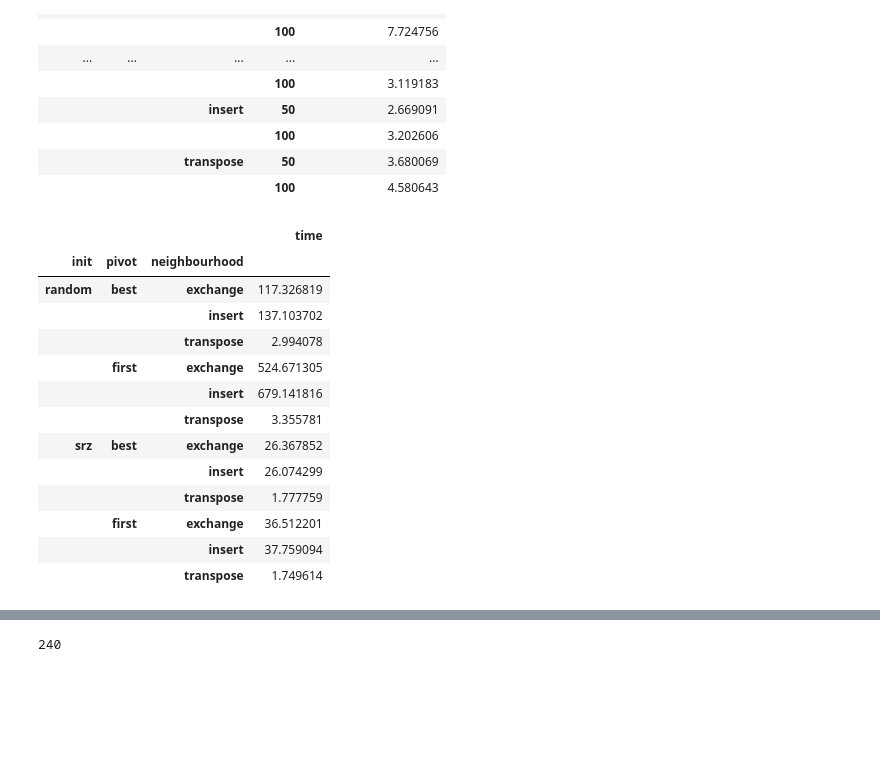
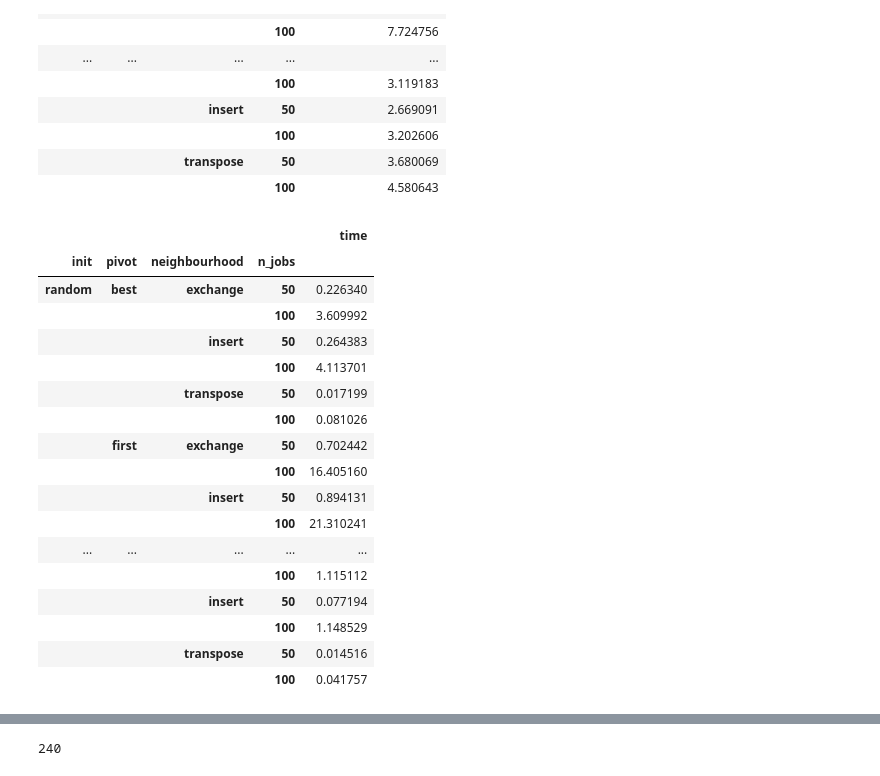
Before and after one commit to t00n/heuristics, a Jupyter notebook: impl1/src/implem 1.ipynb, the cells around one changed output, grey strips where cells are left out. Saved outputs shown, nothing was run; the diff lists cells and outputs as text; code cells hidden in the pictures; blank space fills up the shorter version.

Commit message:
[add] all stats for exercise 1

```diff
--- a/impl1/src/implem 1.ipynb
+++ b/impl1/src/implem 1.ipynb
@@ -140,19 +140,23 @@ exercise1_groupby_algos.mean()[['percentage_deviation']]
 |  |  | transpose | 50 | 3.680069 |
 |  |  |  | 100 | 4.580643 |
 # %%
-exercise1_groupby_algos.sum()[['time']]
+exercise1_groupby_algos.mean()[['time']]
 # %% [output]
-|  |  |  | time |
-| init | pivot | neighbourhood |  |
-| random | best | exchange | 117.326819 |
-|  |  | insert | 137.103702 |
-|  |  | transpose | 2.994078 |
-|  | first | exchange | 524.671305 |
-|  |  | insert | 679.141816 |
-|  |  | transpose | 3.355781 |
-| srz | best | exchange | 26.367852 |
-|  |  | insert | 26.074299 |
-|  |  | transpose | 1.777759 |
-|  | first | exchange | 36.512201 |
-|  |  | insert | 37.759094 |
-|  |  | transpose | 1.749614 |
+|  |  |  |  | time |
+| init | pivot | neighbourhood | n_jobs |  |
+| random | best | exchange | 50 | 0.226340 |
+|  |  |  | 100 | 3.609992 |
+|  |  | insert | 50 | 0.264383 |
+|  |  |  | 100 | 4.113701 |
+|  |  | transpose | 50 | 0.017199 |
+|  |  |  | 100 | 0.081026 |
+|  | first | exchange | 50 | 0.702442 |
+|  |  |  | 100 | 16.405160 |
+|  |  | insert | 50 | 0.894131 |
+|  |  |  | 100 | 21.310241 |
+| ... | ... | ... | ... | ... |
+|  |  |  | 100 | 1.115112 |
+|  |  | insert | 50 | 0.077194 |
+|  |  |  | 100 | 1.148529 |
+|  |  | transpose | 50 | 0.014516 |
+|  |  |  | 100 | 0.041757 |
```
Also changed, not shown: parts of 29 cells of this notebook.
